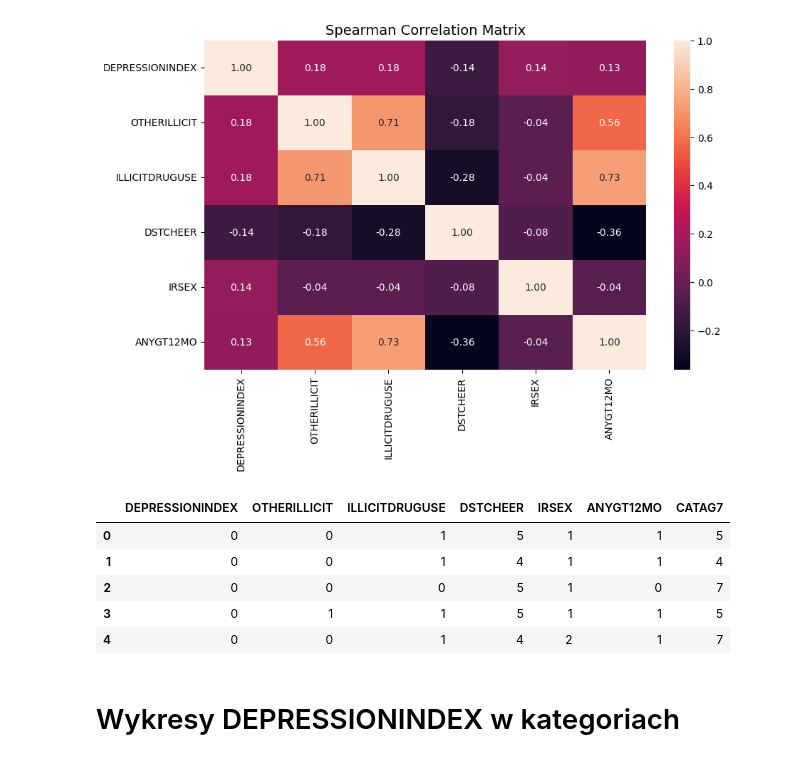
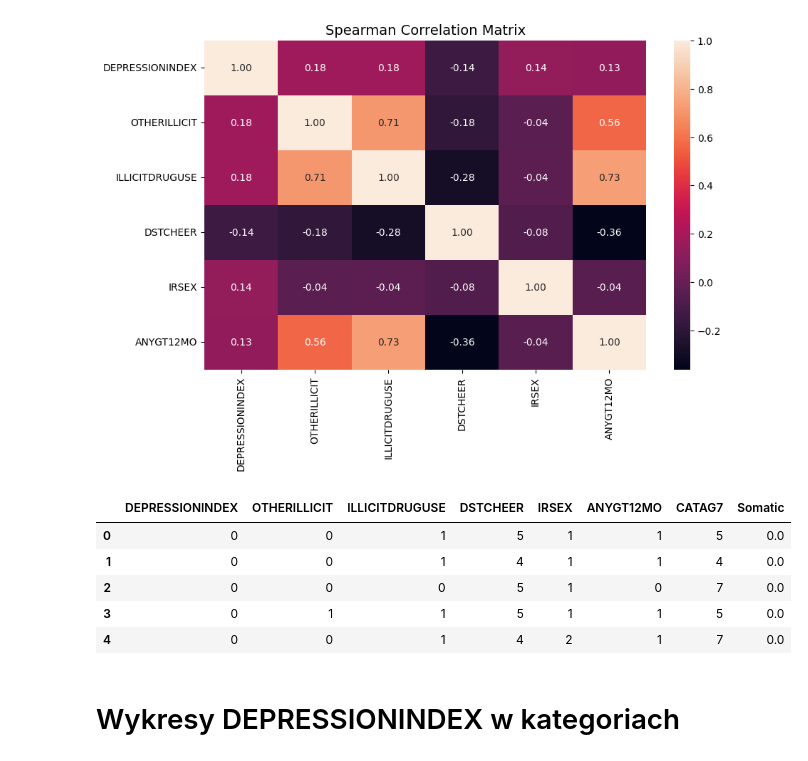
Before and after one commit to Nosal101/Eksploracyjna-Analiza-Danych, a Jupyter notebook: projekt2.ipynb, the cells around one changed output. Cells and saved outputs as stored; diff of their text form; code cells hidden in the pictures.

```diff
--- a/projekt2.ipynb
+++ b/projekt2.ipynb
@@ -79,0 +91,20 @@ plot_percentage_barplot(df_filtered, 'DEPRESSIONINDEX')
+# %%
+#YO_MDEA4 - 1-tak, 2-nie - Sen
+#YO_MDEA3 - 1-tak, 2-nie - Apetyt
+#YO_MDEA6 - 1-tak, 2-nie - Zmęczenie
+
+df_filtered.loc[(df_filtered['DEPRESSIONINDEX'].between(1, 9)) &
+       (df_filtered['YO_MDEA4'] == 1) &
+       (df_filtered['YO_MDEA3'] == 1) &
+       (df_filtered['YO_MDEA6'] == 1), 'Somatic'] = 2
+
+df_filtered.loc[(df_filtered['DEPRESSIONINDEX'] == 0), 'Somatic'] = 0
+
+df_filtered.loc[(df_filtered['DEPRESSIONINDEX'].between(1, 9)) &
+       ((df_filtered['YO_MDEA4'] == 2) |
+       (df_filtered['YO_MDEA3'] == 2) |
+       (df_filtered['YO_MDEA6'] == 2)), 'Somatic'] = 1
+
+df_filtered['Somatic'].replace(np.nan, -1, inplace=True)
+
+# Somatic - 2 - depresja somatyczn, 1 - brak depresji somatycznej, 0 - brak depresji
@@ -145,5 +165,5 @@ Index(['DEPRESSIONINDEX', 'ANYTXRXMDE', 'CATAG2', 'CATAG3', 'CATAG7', 'IRSEX',
 # %%
-df_filtered = df_filtered[clear_columns]
-df_filtered_without_DEPRESSIONINDEX = df_filtered.drop(columns=['DEPRESSIONINDEX'])
+df_filtered = check_nan_data
+df_filtered_without_DEPRESSIONINDEX = check_nan_data.drop(columns=['DEPRESSIONINDEX'])
 # %%
 df_filtered['DEPRESSIONINDEX'] = df_filtered['DEPRESSIONINDEX'].astype(int)
@@ -149,0 +172,5 @@ df_filtered['DEPRESSIONINDEX'] = df_filtered['DEPRESSIONINDEX'].astype(int)
+# %%
+df_filtered.drop(columns=['SCHDSICK', 'SCHDSKIP', 'DSTCHEER', 'DSTNRVOS'], inplace=True)
+column_with_missing_values = df_filtered.columns[df_filtered.isna().any()].tolist()
+nan_counts = df_filtered[column_with_missing_values].isna().sum()
+nan_counts
@@ -169,7 +420,7 @@ depression_pps_colums
 # %% [markdown]
 Nawet że PPS nie wykazał związku DEPRESSIONINDEX z ANYTXRXMDE postanawiam usunąć tą kolumne ze względu na możliwe przecieki danych
 # %%
-features_to_drop = ['ANYTXRXMDE']
+features_to_drop = ['ANYTXRXMDE','YO_MDEA6']
 df_filtered_without_DEPRESSIONINDEX = df_filtered_without_DEPRESSIONINDEX.drop(columns=features_to_drop)
 df_filtered = df_filtered.drop(columns=features_to_drop)
 # %% [markdown]
@@ -320,14 +571,15 @@ plt.show()
 [figure]
 # %%
 list_to_check.append('CATAG7')
+list_to_check.append('Somatic')
 df_filtered[list_to_check].head()
 # %% [output]
-|  | DEPRESSIONINDEX | OTHERILLICIT | ILLICITDRUGUSE | DSTCHEER | IRSEX | ANYGT12MO | CATAG7 |
-| 0 | 0 | 0 | 1 | 5 | 1 | 1 | 5 |
-| 1 | 0 | 0 | 1 | 4 | 1 | 1 | 4 |
-| 2 | 0 | 0 | 0 | 5 | 1 | 0 | 7 |
-| 3 | 0 | 1 | 1 | 5 | 1 | 1 | 5 |
-| 4 | 0 | 0 | 1 | 4 | 2 | 1 | 7 |
+|  | DEPRESSIONINDEX | OTHERILLICIT | ILLICITDRUGUSE | DSTCHEER | IRSEX | ANYGT12MO | CATAG7 | Somatic |
+| 0 | 0 | 0 | 1 | 5 | 1 | 1 | 5 | 0.0 |
+| 1 | 0 | 0 | 1 | 4 | 1 | 1 | 4 | 0.0 |
+| 2 | 0 | 0 | 0 | 5 | 1 | 0 | 7 | 0.0 |
+| 3 | 0 | 1 | 1 | 5 | 1 | 1 | 5 | 0.0 |
+| 4 | 0 | 0 | 1 | 4 | 2 | 1 | 7 | 0.0 |
 # %% [markdown]
 # Wykresy DEPRESSIONINDEX w kategoriach
 # %%
```
Also changed, not shown: parts of 27 cells of this notebook.
